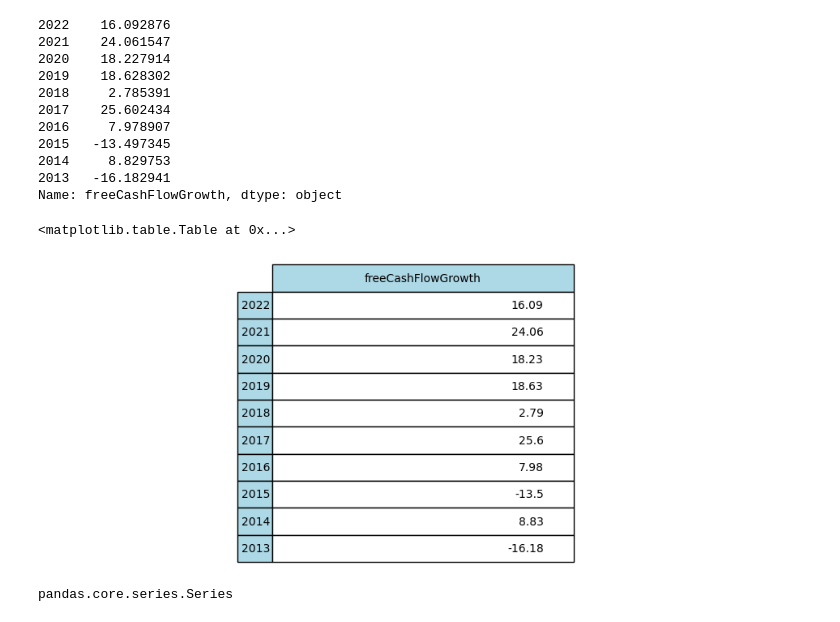
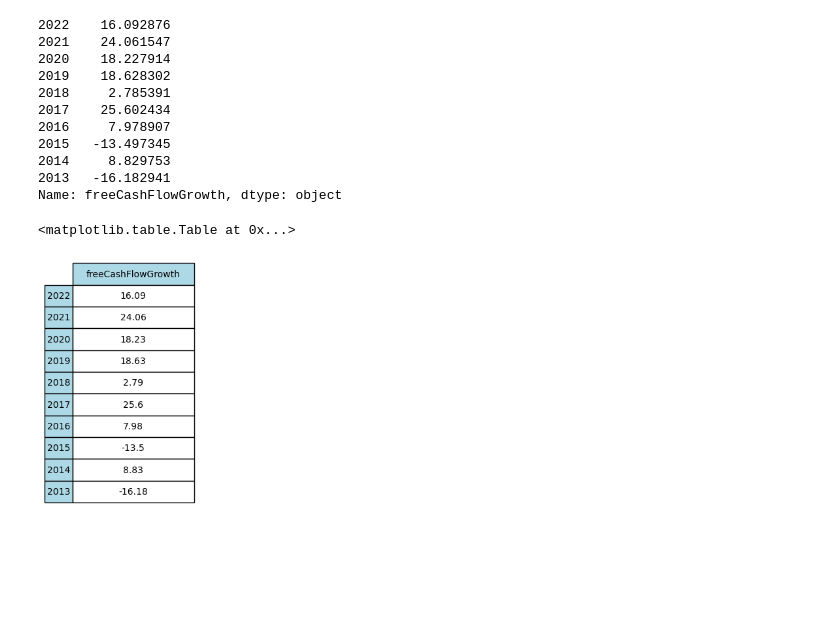
Before and after one commit to xitxat/FundamentalAnalysis, a Jupyter notebook: FA/Value01.ipynb, the cells around one changed output. Cells and saved outputs as stored; diff of their text form; code cells hidden in the pictures; blank space fills up the shorter version.

```diff
--- a/FA/Value01.ipynb
+++ b/FA/Value01.ipynb
@@ -611,28 +623,20 @@ df_fx = df_fx.iloc[:].astype(float).round(2)
 # %%
-
-
 fig, ax =plt.subplots(figsize=(12,4))
 
 ax.axis('tight')
 ax.axis('off')
 # ax.set_title("Table", fontsize=16, weight='bold')
 the_table = ax.table(rowLabels=df_fx.index,
                         rowColours =["lightblue"] * 10 ,
                         colColours =["lightblue"] * 10 ,
                         cellText=df_fx.values,
-
+                        cellLoc="center",
                         colLabels=(  df_fx.columns),
-                        loc='center',
-                        colWidths=[0.2])
+                        loc='left',
+                        colWidths=[0.1])
 
 the_table.scale(2, 2) # make table a little bit larger
 the_table
 # %% [output]
 <matplotlib.table.Table at 0x...>
-[figure, old version]
+[figure, new version]
-# %%
-s_fx = pd.Series(fx)
-type(s_fx)
-# s_fx.round()
-# %% [output]
-pandas.core.series.Series
```
Also changed, not shown: parts of 3 cells of this notebook.
